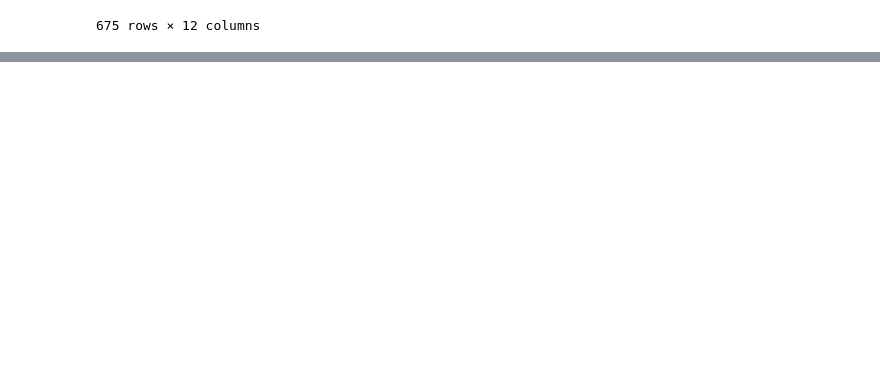
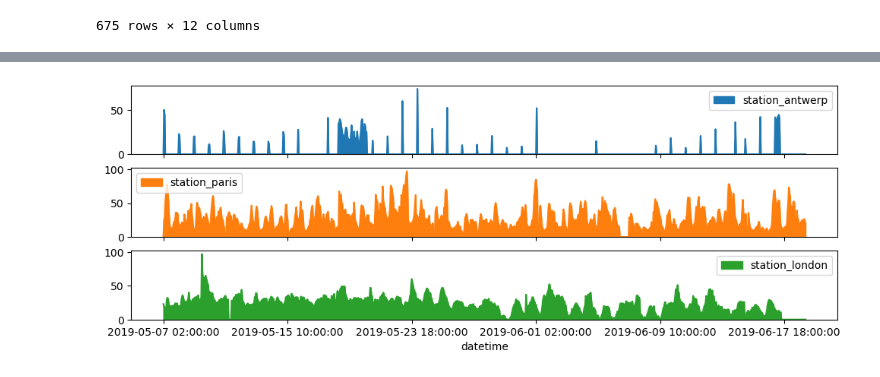
Before and after one commit to Miguel-T24/Pandas-and-Numpy-Concepts, a Jupyter notebook: Pandas/concepts/Basics.ipynb, the cells around one changed output, grey strips where cells are left out. Drawn from its saved outputs; the diff is of its cells as text; code cells hidden in the pictures; blank space fills up the shorter version.

Commit message:
add notna() method, loc iloc and how can i plot in pandas with matplotlib

```diff
--- a/Pandas/concepts/Basics.ipynb
+++ b/Pandas/concepts/Basics.ipynb
@@ -259,0 +327,3 @@ class_23
+# %%
+
+air_quality = pd.read_csv("https://raw.githubusercontent.com/pandas-dev/pandas/main/doc/data/air_quality_no2.csv", index_col=0, parse_dates=False)
@@ -259,0 +403,4 @@ class_23
+# %%
+axs = air_quality.plot.area(figsize=(12,4), subplots=True)
+# %% [output]
+[figure, added]
```
Also changed, not shown: parts of 33 cells of this notebook, 2 other files.
